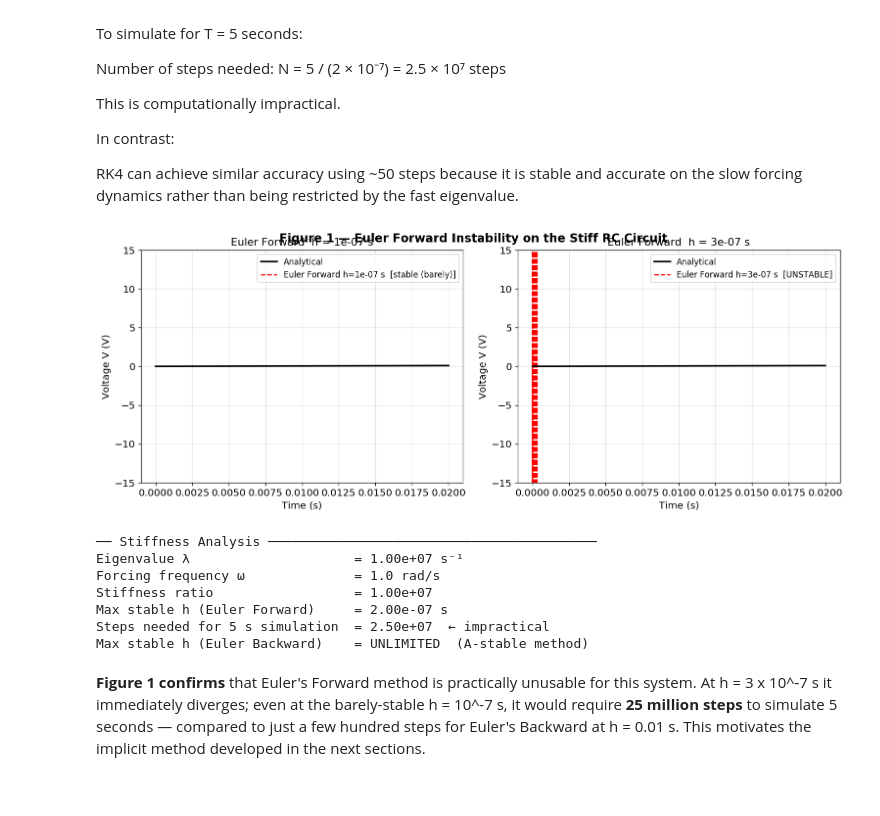
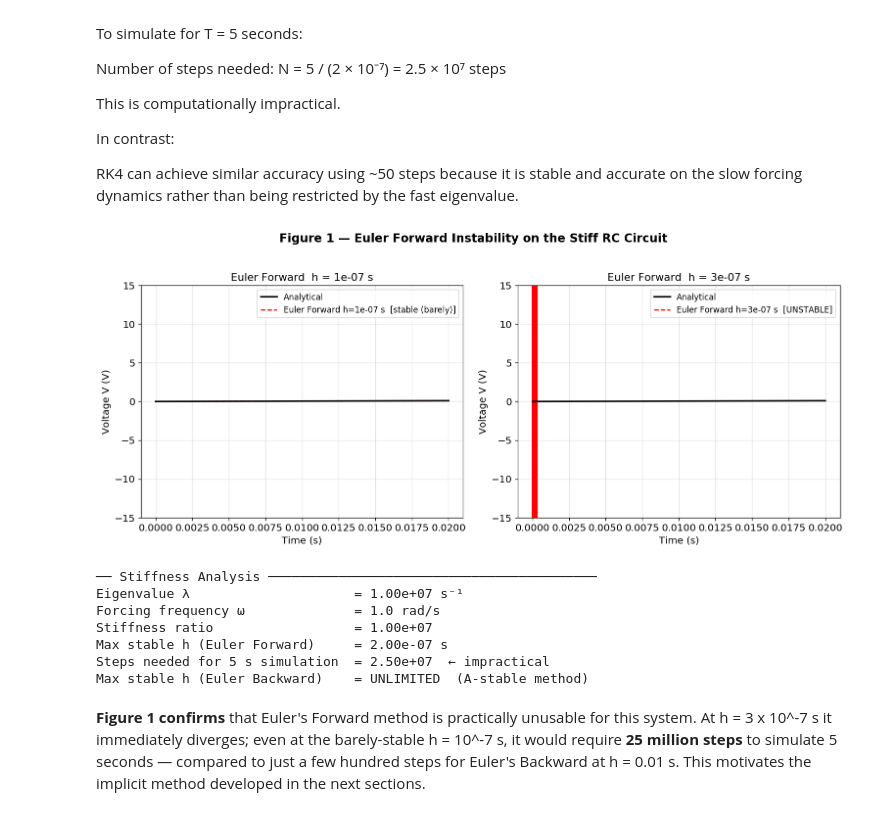
Before and after one commit to akshaymall/COE311K, a Jupyter notebook: Final Project/Mallireddy_Ramaakshay_COE311K_FinalProject.ipynb, the cells around one changed output. Drawn from its saved outputs; the diff is of its cells as text; code cells hidden in the pictures.

```diff
--- a/Final Project/Mallireddy_Ramaakshay_COE311K_FinalProject.ipynb
+++ b/Final Project/Mallireddy_Ramaakshay_COE311K_FinalProject.ipynb
@@ -247,41 +186,28 @@ q(t) = e^(−αt) [ A cos(ω_d t) + B sin(ω_d t) ]
 
 where A = q₀ and B = (i₀ + αq₀) / ω_d.
 # %%
-# ─────────────────────────────────────────────────────────────────────────────
-# Analytical solution (underdamped, V = 0)
-# ─────────────────────────────────────────────────────────────────────────────
 def analytical_solution(t):
     """
     Closed-form charge and current for the free-decay underdamped RLC circuit.
-    q(t) = e^{-alpha*t} [A cos(wd t) + B sin(wd t)]
-    i(t) = dq/dt
+    q(t) = e^{-alpha*t} [A cos(wd t) + B sin(wd t)] && i(t) = dq/dt
     """
     A = q0
     B = (i0 + alpha * q0) / omega_d
-
     q = np.exp(-alpha * t) * (A * np.cos(omega_d * t) + B * np.sin(omega_d * t))
-
-    # Derivative for current
     dq = np.exp(-alpha * t) * (
         (-alpha * A + omega_d * B) * np.cos(omega_d * t)
         + (-alpha * B - omega_d * A) * np.sin(omega_d * t)
-    )
+    ) # Derivative for current
     return q, dq
 
-
-# ─────────────────────────────────────────────────────────────────────────────
-# Simulation settings
-# ─────────────────────────────────────────────────────────────────────────────
 t_span  = (0.0, 0.10)          # 100 ms — ~16 oscillation cycles
 y_init  = np.array([q0, i0])   # [charge, current]
 h_list  = [0.001, 0.0005, 0.0001]   # three step sizes
 
-# Dense analytical reference
 t_ref   = np.linspace(*t_span, 5000)
 q_ref, i_ref = analytical_solution(t_ref)
 
-# Compute numerical solutions for all step sizes
-euler_results = {}
+euler_results = {} # Compute numerical solutions for all step sizes
 rk4_results   = {}
 for h in h_list:
     euler_results[h] = euler_forward(rlc_rhs, t_span, y_init, h)
@@ -822,7 +716,7 @@ t_eu_s, V_eu_s   = euler_forward_scalar(rc_rhs, t_short, V0, h_eu_stable)
 t_eu_u, V_eu_u   = euler_forward_scalar(rc_rhs, t_short, V0, h_eu_unstable)
 
 fig, axes = plt.subplots(1, 2, figsize=(13, 5))
-fig.suptitle('Figure 1 — Euler Forward Instability on the Stiff RC Circuit', fontweight='bold')
+fig.suptitle('Figure 1 — Euler Forward Instability on the Stiff RC Circuit', fontweight='bold', y = 1.1)
 
 # --- First subplot (stable case) ---
 ax = axes[0]
@@ -852,34 +746,34 @@ stable_flag = False
 
 ax.plot(t_ref_s, V_ref_s, 'k-', lw=2, label='Analytical', zorder=5)
 status = 'stable (barely)' if stable_flag else 'UNSTABLE'
 ax.plot(te, np.clip(Ve, -20, 20), '--',
         color='red', lw=1.5,
         label=f'Euler Forward h={h_val:.0e} s  [{status}]')
 ax.set_xlabel('Time (s)')
 ax.set_ylabel('Voltage V (V)')
 ax.set_title(f'Euler Forward  h = {h_val:.0e} s')
 ax.set_ylim(-15, 15)
 ax.legend()
 ax.grid(True, alpha=0.35)
 
 plt.tight_layout()
 plt.show()
 plt.close()
 
 # ── Stiffness summary table ───────────────────────────────────────────────
 h_stable_euler = 2.0 / lam
 T_sim = t_span[1] - t_span[0]
 N_required = T_sim / h_stable_euler
 
 print("\n── Stiffness Analysis ──────────────────────────────────────────")
 print(f"Eigenvalue λ                     = {lam:.2e} s⁻¹")
 print(f"Forcing frequency ω              = {omega_s:.1f} rad/s")
 print(f"Stiffness ratio                  = {lam/omega_s:.2e}")
 print(f"Max stable h (Euler Forward)     = {h_stable_euler:.2e} s")
 print(f"Steps needed for 5 s simulation  = {N_required:.2e}  ← impractical")
 print(f"Max stable h (Euler Backward)    = UNLIMITED  (A-stable method)")
 # %% [output]
-[figure, old version]
+[figure, new version]
 ── Stiffness Analysis ──────────────────────────────────────────
 Eigenvalue λ                     = 1.00e+07 s⁻¹
 Forcing frequency ω              = 1.0 rad/s
```
Also changed, not shown: parts of 33 cells of this notebook.
